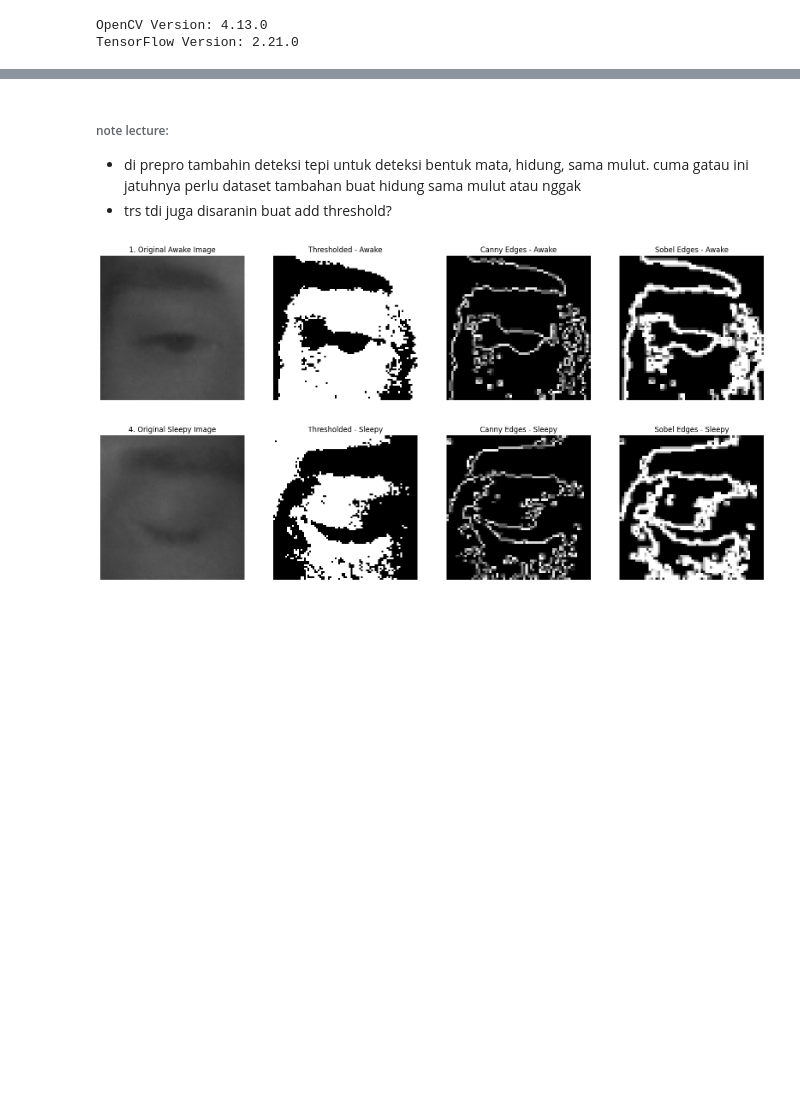
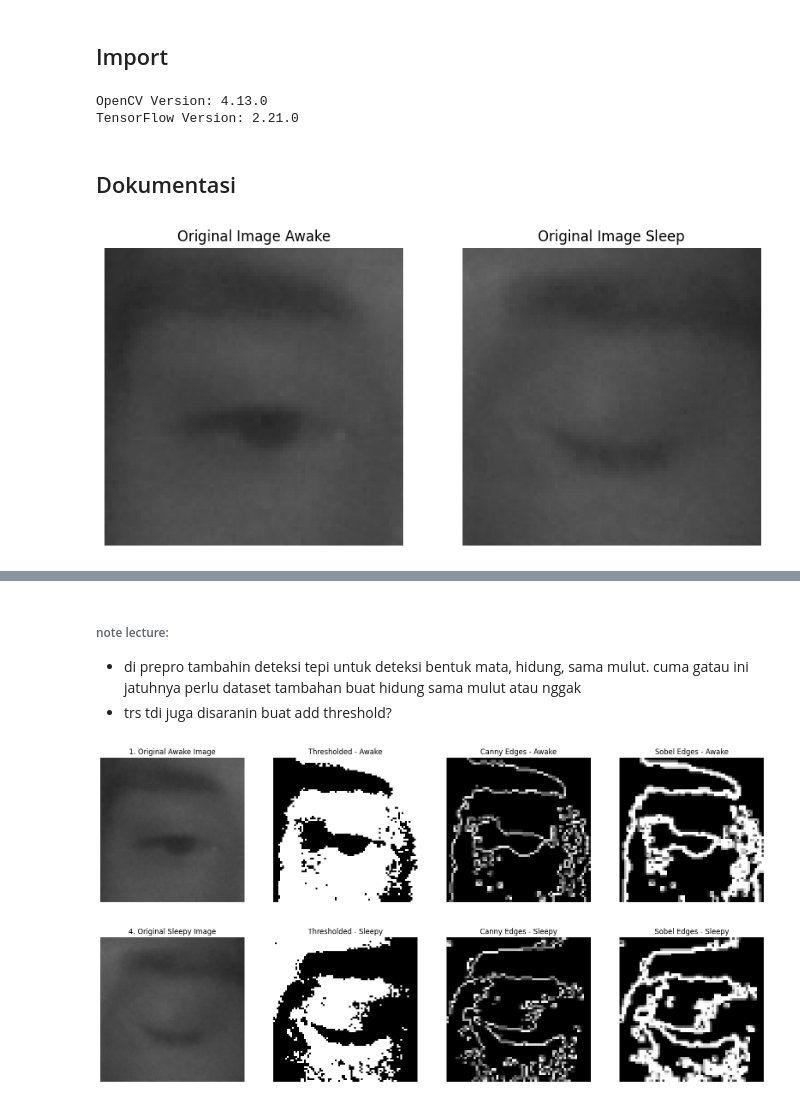
Before and after one commit to ImeShoukat/driver-drowsiness, a Jupyter notebook: train_model.ipynb, the cells around one changed output, grey strips where cells are left out. Saved outputs shown, nothing was run; the diff lists cells and outputs as text; code cells hidden in the pictures; blank space fills up the shorter version.

```diff
--- a/train_model.ipynb
+++ b/train_model.ipynb
@@ -1,3 +1,5 @@
+# %% [markdown]
+## Import
 # %%
 import cv2
 import numpy as np
@@ -10,3 +13,26 @@ print("TensorFlow Version:", tf.__version__)
 # %% [output]
 OpenCV Version: 4.13.0
 TensorFlow Version: 2.21.0
+# %% [markdown]
+## Dokumentasi
+# %%
+sample_path = "data/train/awake/s0001_01842_0_0_1_0_0_01.png"
+sample_sleep= "data/train/sleepy/s0001_00002_0_0_0_0_0_01.png"
+img1 = cv2.imread(sample_path)
+img2 = cv2.imread(sample_sleep)
+
+img_rgb1 = cv2.cvtColor(img1, cv2.COLOR_BGR2RGB)
+img_rgb2 = cv2.cvtColor(img2, cv2.COLOR_BGR2RGB)
+
+plt.figure(figsize=(10,5))
+plt.subplot(1,2,1)
+plt.imshow(img_rgb1)
+plt.title("Original Image Awake")
+plt.axis("off")
+plt.subplot(1,2,2)
+plt.imshow(img_rgb2)
+plt.title("Original Image Sleep")
+plt.axis("off")
+plt.show()
+# %% [output]
+[figure, added]
```
Also changed, not shown: parts of 14 cells of this notebook, 1 other file.
